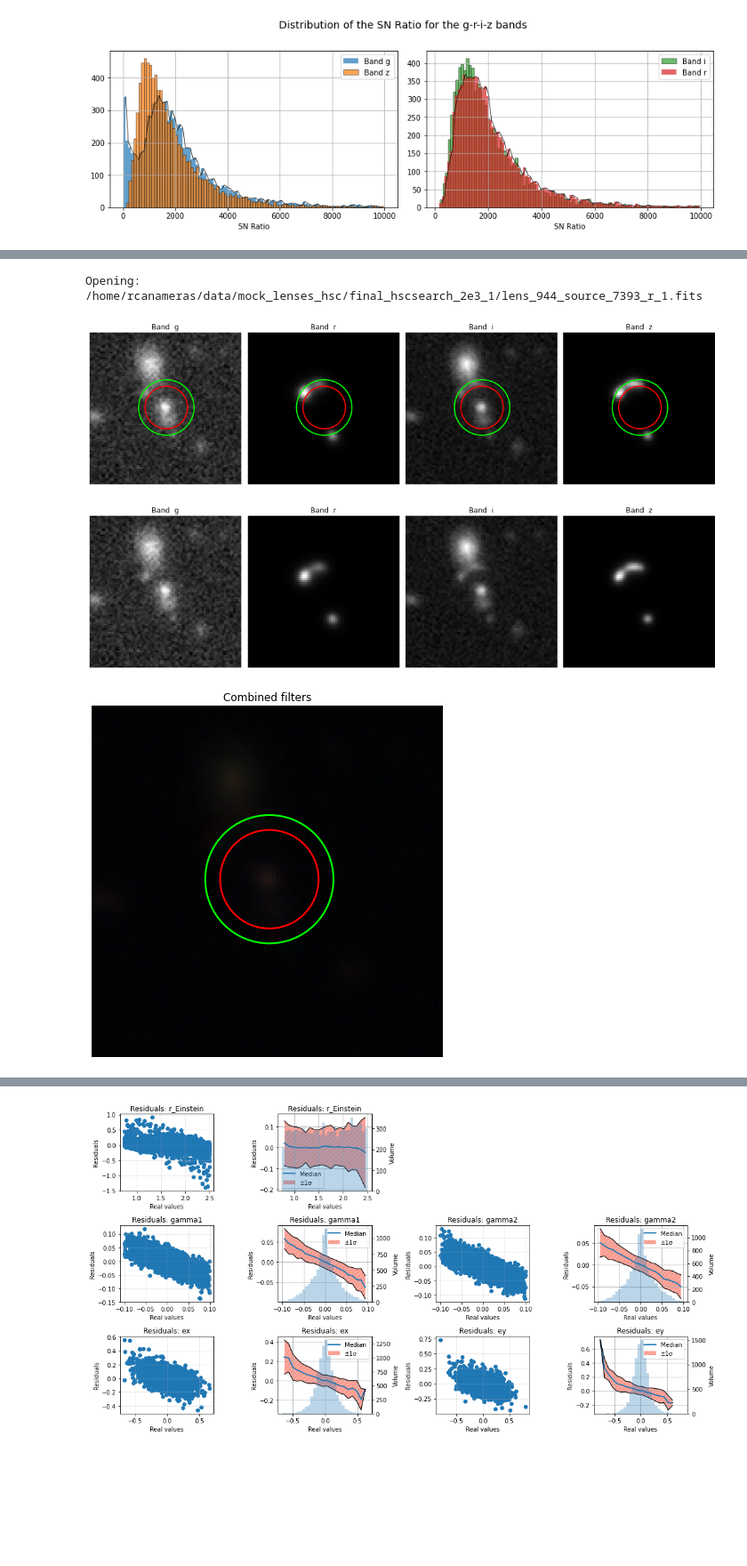
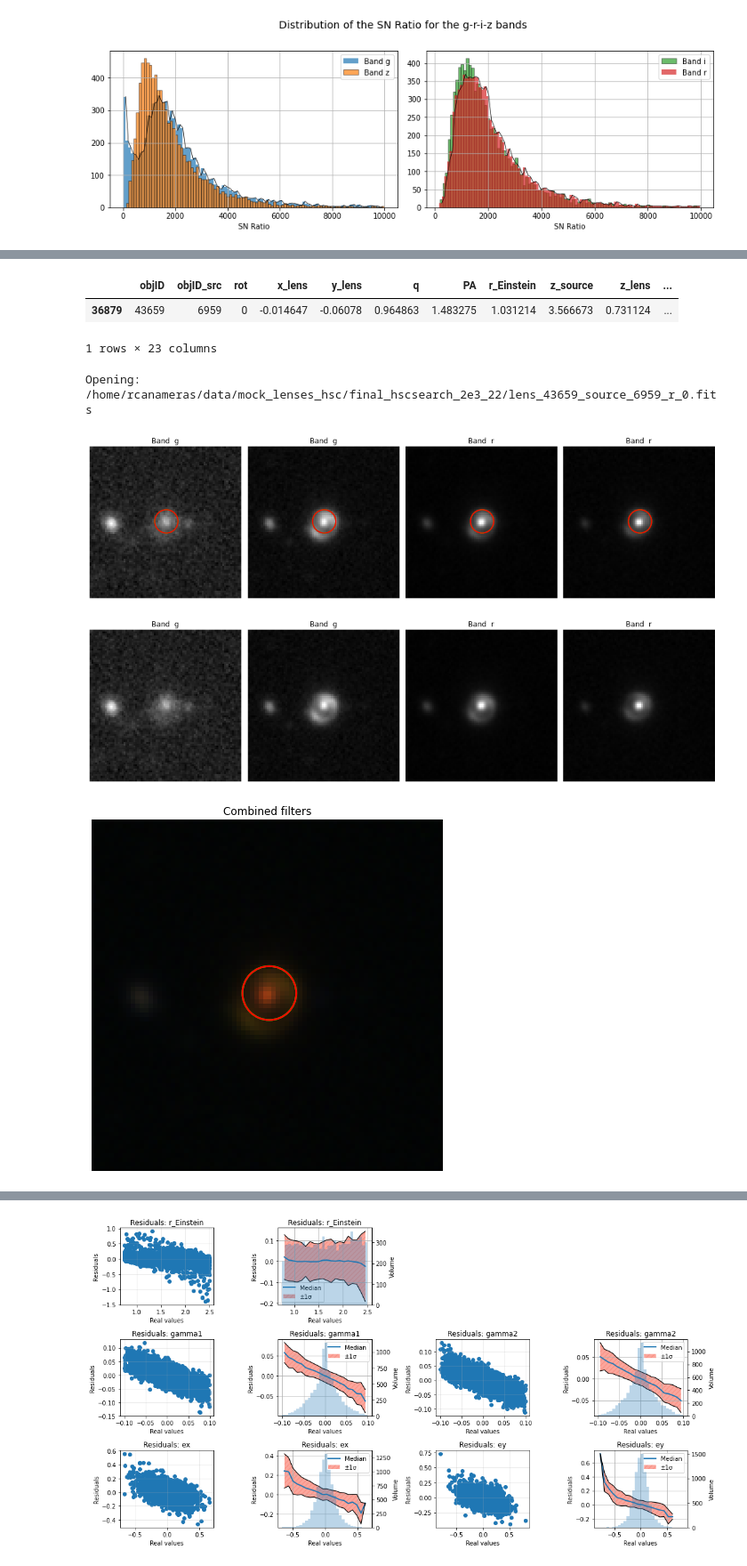
Before and after one commit to matthbatt/Deep-learning-gravitational-lensing, a Jupyter notebook: lensing_UNet_ResNet.ipynb, the cells around one changed output, grey strips where cells are left out. Shown at 89% size. Saved outputs shown, nothing was run; the diff lists cells and outputs as text; code cells hidden in the pictures; blank space fills up the shorter version.

```diff
--- a/lensing_UNet_ResNet.ipynb
+++ b/lensing_UNet_ResNet.ipynb
@@ -695,6 +717,7 @@ pred_value = pred_value * (df_max - df_min) + df_min
 model.eval()
 preds = []
 targets = []
+lens_only = []
 
 criterion = nn.MSELoss(reduction="none")
 
@@ -707,6 +730,8 @@ with torch.no_grad():
 #         out_lens_b = torch.cat([out_lens, xb - out_lens], dim=1)
         outputs = model.forward_resnet(out_lens)
 
+        ms = ((out_lens - xout)**2).mean(dim=(2, 3))
+        lens_only.append(ms)
         preds.append(outputs.cpu())
         targets.append(yb.cpu())
 
@@ -714,6 +739,7 @@ with torch.no_grad():
 # concatenate all batches
 preds = torch.cat(preds)      # shape (N, 5)
 targets = torch.cat(targets)  # shape (N, 5)
+lens_only = torch.cat(lens_only)
 
 # compute per-parameter MSE
 loss = criterion(preds, targets)   # shape (N, 5)
@@ -751,24 +900,3 @@ y_pred = preds.numpy()
 # --- DENORMALIZATION ---
 y_true_denorm = y_true * (df_max - df_min) + df_min
 y_pred_denorm = y_pred * (df_max - df_min) + df_min
-# %%
-fig, axis = plt.subplots(5,4, figsize = (12,8))
-bandes = ['g', 'r', 'i', 'z']
-names = ["r_Einstein", "gamma1", "gamma2", "ex", "ey"]
-for i in range(20):
-    ax = axis[i//4, i%4]
-    ax.scatter(Ratio_t[:,i%4], y_true_denorm[:, i//4] - y_pred_denorm[:, i//4])
-    ax.grid(True)
-#     ax.set_xscale('log')
-    if i %4 == 0:
-        ax.set_ylabel(f'{names[i//4]}')
-    if i//4 == 0:
-        ax.set_title(f'Band {bandes[i%5]}')
-
-    if (i-1)//5 != 3:
-        ax.set_xticklabels([])
-    if i%4 != 0:
-        ax.set_yticklabels([])
-
-plt.tight_layout()
-plt.show()
@@ -885,5 +1011,5 @@ plt.show()
 # %%
-i = 3
+i = 0
 names = ["r_Einstein", "gamma1", "gamma2", "ex", "ey"]
 
 dr = pd.DataFrame({f'true {names[i]}' : y_true_denorm[:,i], f'pred {names[i]}' : y_pred_denorm[:,i]})
@@ -905,9 +1031,15 @@ dr.sort_values(by = 'res')
 8746 rows × 3 columns
 # %%
-pos = 7830
+pos = 5722 # 67 #5722
 cus = y_true_denorm[pos,0]
 # loc = df_sample[df_sample.r_Einstein.round(7) == round(true_value[0],7)].location.values[0] # 2.15571801
 loc = df_sample[df_sample.r_Einstein.round(6) == round(y_true_denorm[pos,0],6)].location.values[0] # 2.15571801
+# %%
+df_sample[df_sample.r_Einstein.round(6) == round(y_true_denorm[pos,0],6)]
+# %% [output]
+|  | objID | objID_src | rot | x_lens | y_lens | q | PA | r_Einstein | z_source | z_lens | ... |
+| 36879 | 43659 | 6959 | 0 | -0.014647 | -0.06078 | 0.964863 | 1.483275 | 1.031214 | 3.566673 | 0.731124 | ... |
+1 rows × 23 columns
 # %%
 from astropy.io import fits
 import matplotlib.pyplot as plt
@@ -921,13 +1053,13 @@ print("Opening:", file)
 
 with fits.open(file) as hdul:
     images = [hdul[i].data for i in range(1, len(hdul))]
-
+images = images[::2]
 fig, axes = plt.subplots(1, 4, figsize=(15, 10))
 bandes = ['g', 'r', 'i', 'z']
 
 w1, w2 = 80, 160 # image will be of dimension w2-w1 x w2-w1
 
-for ax, img, idx in zip(axes.ravel(), images, range(1, len(images)+1, 2)):
+for ax, img, idx in zip(axes.ravel(), images, range(0, len(images))):
     img = img[w1:-w1,w1:-w1]
     im = ax.imshow(img, origin='lower', cmap='gray')
 #     fig.colorbar(im, ax=ax)
@@ -951,7 +1083,7 @@ plt.show()
 
 fig, axes = plt.subplots(1, 4, figsize=(15, 10))
 bandes = ['g', 'r', 'i', 'z']
-for ax, img, idx in zip(axes.ravel(), images, range(1, len(images)+1, 2)):
+for ax, img, idx in zip(axes.ravel(), images, range(0, len(images))):
     img = img[w1:-w1,w1:-w1]
     im = ax.imshow(img, origin='lower', cmap='gray')
 #     fig.colorbar(im, ax=ax)
@@ -972,37 +1104,37 @@ def norm(x):
     x = x - np.nanmin(x)
     x = x / np.nanmax(x)
     return x
 
 Rn, Gn, Bn = norm(R)[w1:-w1,w1:-w1], norm(G)[w1:-w1,w1:-w1], norm(B)[w1:-w1,w1:-w1]
 
 rgb = np.dstack([Rn, Gn, Bn])
 
 plt.figure(figsize=(6,6))
 ax = plt.gca()                     # get current axes
 
 plt.imshow(rgb, origin='lower')
 H, W = img.shape
 cx, cy = W/2, H/2
 
 # True Einstein radius (green)
 circle_true = plt.Circle((cx, cy), y_true_denorm[pos,0]/0.168,
                          color='lime', fill=False, linewidth=2)
 ax.add_patch(circle_true)
 
 # Predicted Einstein radius (red)
 circle_pred = plt.Circle((cx, cy), y_pred_denorm[pos,0]/0.168,
                          color='red', fill=False, linewidth=2)
 ax.add_patch(circle_pred)
 
 plt.title("Combined filters")
 plt.axis('off')
 plt.tight_layout()
 plt.show()
 # %% [output]
-Opening: /home/rcanameras/data/mock_lenses_hsc/final_hscsearch_2e3_1/lens_944_source_7393_r_1.fits
+Opening: /home/rcanameras/data/mock_lenses_hsc/final_hscsearch_2e3_22/lens_43659_source_6959_r_0.fits
-[figure, old version]
+[figure, new version]
-[figure, old version]
+[figure, new version]
-[figure, old version]
+[figure, new version]
 # %%
 import numpy as np
 import matplotlib.pyplot as plt
```
Also changed, not shown: parts of 17 cells of this notebook, 5 other files.
